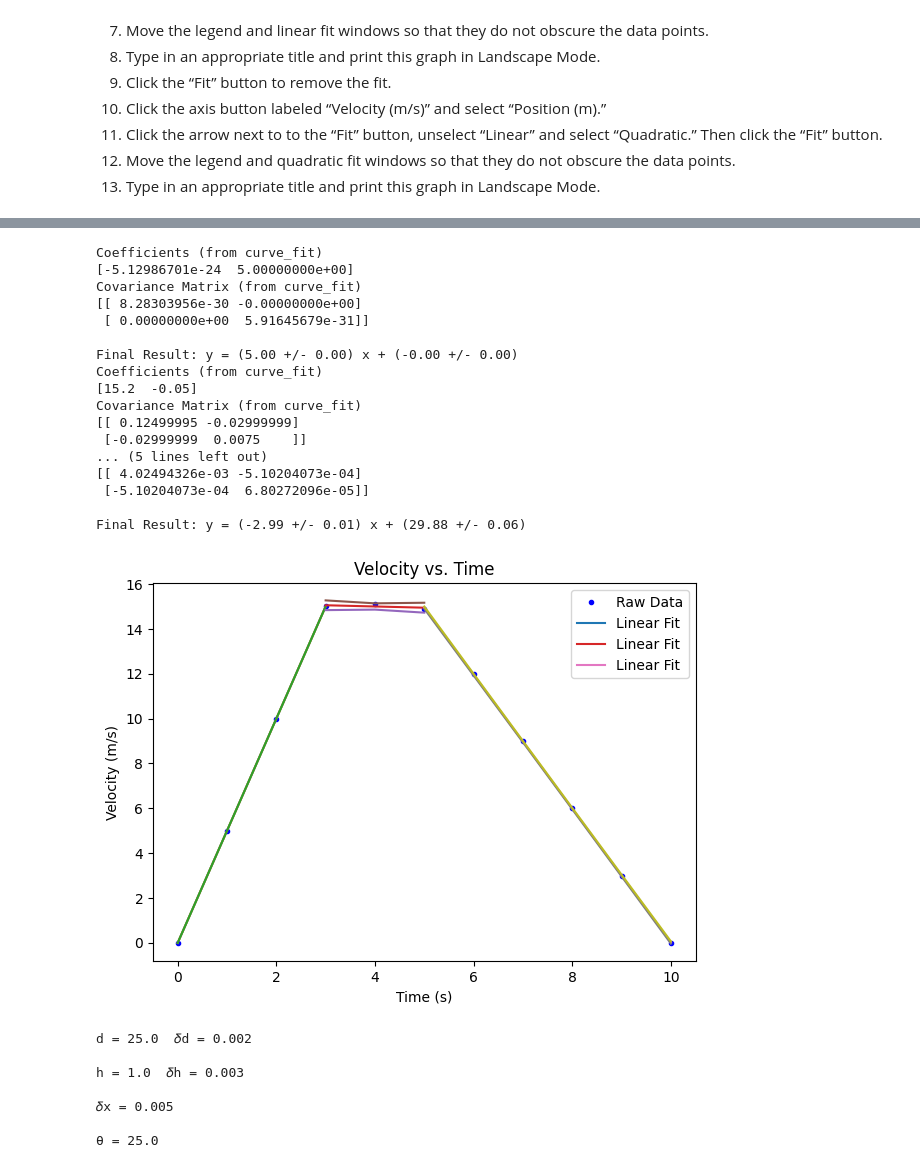
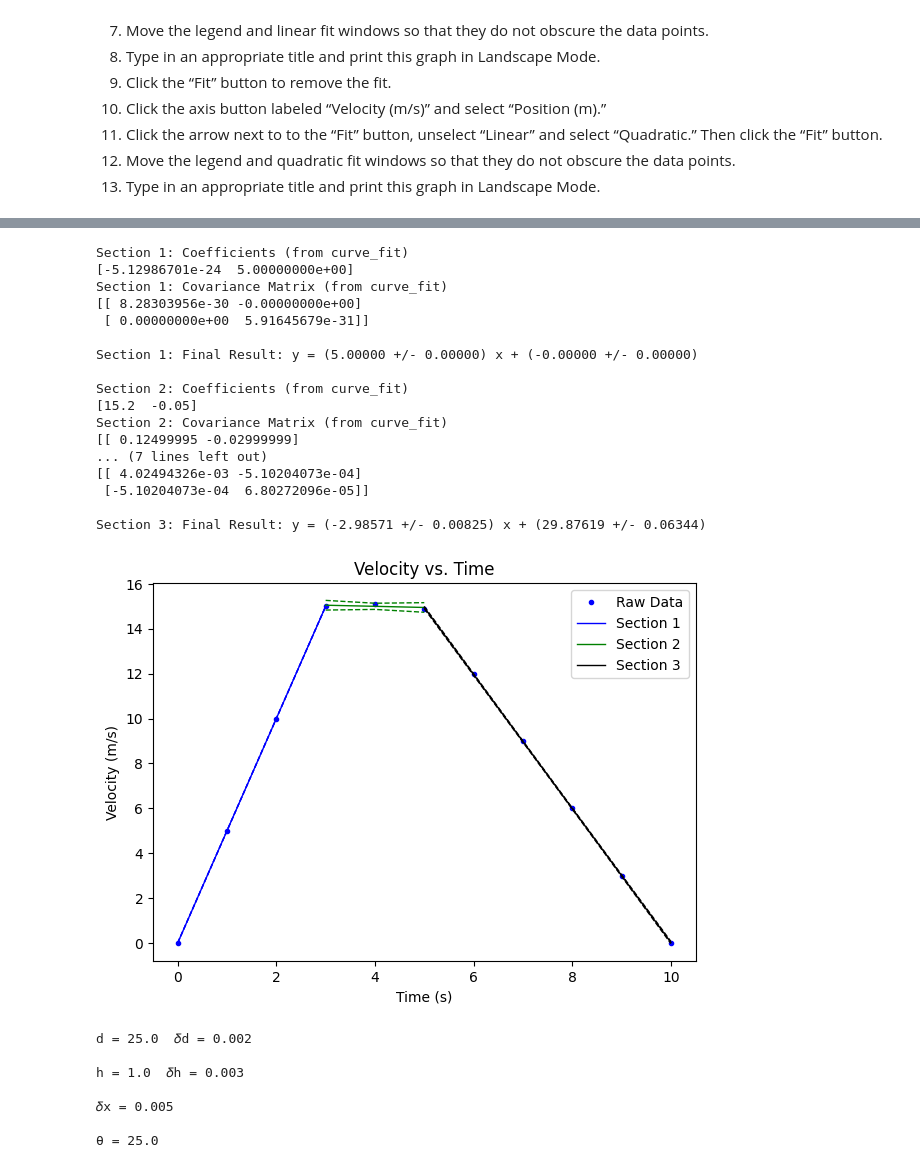
Before and after one commit to nmack21/PhysicsLabs, a Jupyter notebook: PHYS201/PHYS201L2-1.ipynb, the cells around one changed output, grey strips where cells are left out. Cells and saved outputs as stored; diff of their text form; code cells hidden in the pictures.

```diff
--- a/PHYS201/PHYS201L2-1.ipynb
+++ b/PHYS201/PHYS201L2-1.ipynb
@@ -587,45 +590,48 @@ yi = df['Velocity (m/s)'].to_numpy()
 # Creates the base plot with titles
 # df.plot(x='Time (s)', y='Position (m)', kind ='scatter')
 plt.plot(x_data,y_data,'b.',label='Raw Data')
 plt.ylabel('Velocity (m/s)')
 plt.xlabel('Time (s)')
 plt.title('Velocity vs. Time')
 
 # Takes the x and y values to make a trendline
 #intercept1, slope1 = linear_fit_plot(x_data,y_data,0.0,3.0)
 #intercept2, slope2 = linear_fit_plot(x_data,y_data,3.0,5.0)
 #intercept3, slope3 = linear_fit_plot(x_data,y_data,5.0,10.0)
-intercept1, slope1, dintercept1, dslope1 = linear_fit_plot_errors(xi,yi,0.0,3.0)
-intercept2, slope2, dintercept2, dslope2 = linear_fit_plot_errors(xi,yi,3.0,5.0)
-intercept3, slope3, dintercept3, dslope3 = linear_fit_plot_errors(xi,yi,5.0,10.0)
+intercept1, slope1, dintercept1, dslope1 = linear_fit_plot_errors(xi,yi,
+                                                                  0.0,3.0,"Section 1",'b-')
+intercept2, slope2, dintercept2, dslope2 = linear_fit_plot_errors(xi,yi,
+                                                                  3.0,5.0,"Section 2",'g-')
+intercept3, slope3, dintercept3, dslope3 = linear_fit_plot_errors(xi,yi,
+                                                                  5.0,10.0,"Section 3",'k-')
 
 
 #Adds the legend to the plot
 plt.legend()
 
 # Displays the plot
 plt.show()
 
 print("")
 # %% [output]
-Coefficients (from curve_fit)
+Section 1: Coefficients (from curve_fit)
 [-5.12986701e-24  5.00000000e+00]
-Covariance Matrix (from curve_fit)
+Section 1: Covariance Matrix (from curve_fit)
 [[ 8.28303956e-30 -0.00000000e+00]
  [ 0.00000000e+00  5.91645679e-31]]
 
-Final Result: y = (5.00 +/- 0.00) x + (-0.00 +/- 0.00)
-Coefficients (from curve_fit)
+Section 1: Final Result: y = (5.00000 +/- 0.00000) x + (-0.00000 +/- 0.00000)
+
+Section 2: Coefficients (from curve_fit)
 [15.2  -0.05]
-Covariance Matrix (from curve_fit)
+Section 2: Covariance Matrix (from curve_fit)
 [[ 0.12499995 -0.02999999]
- [-0.02999999  0.0075    ]]
-... (5 lines left out)
+... (7 lines left out)
 [[ 4.02494326e-03 -5.10204073e-04]
  [-5.10204073e-04  6.80272096e-05]]
 
-Final Result: y = (-2.99 +/- 0.01) x + (29.88 +/- 0.06)
+Section 3: Final Result: y = (-2.98571 +/- 0.00825) x + (29.87619 +/- 0.06344)
-[figure, old version]
+[figure, new version]
 # %%
 # Raw Data 4
 
```
Also changed, not shown: parts of 4 cells of this notebook, 2 other files.
